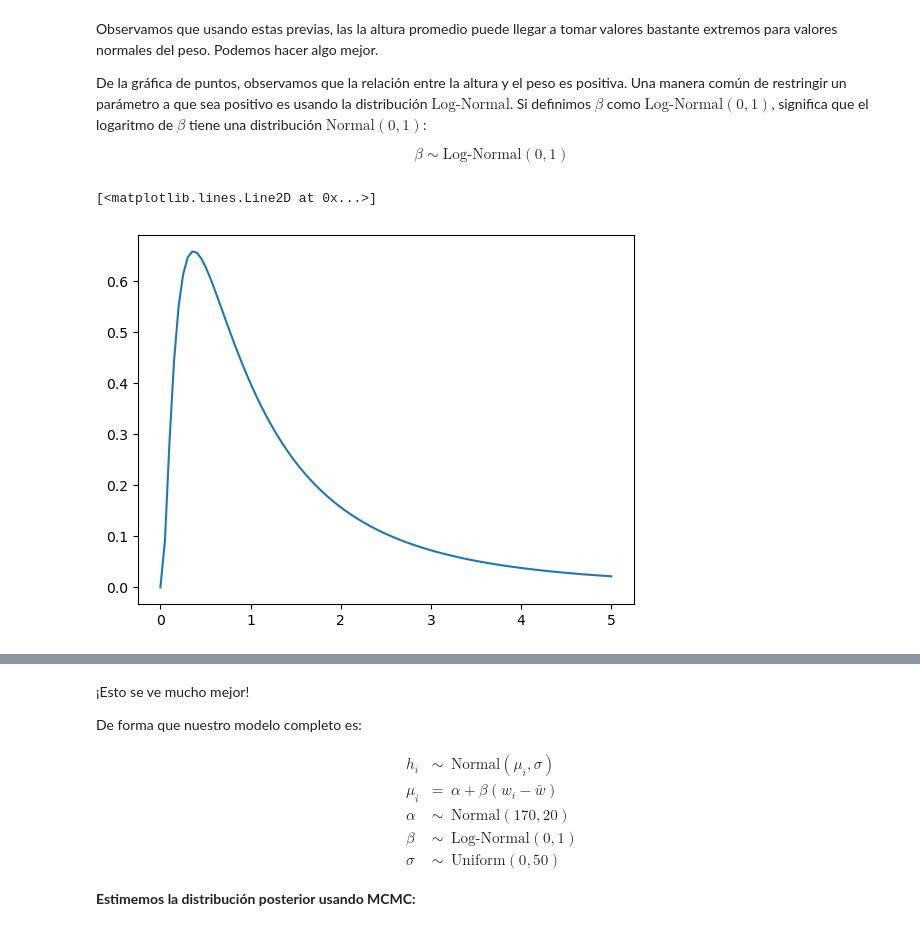
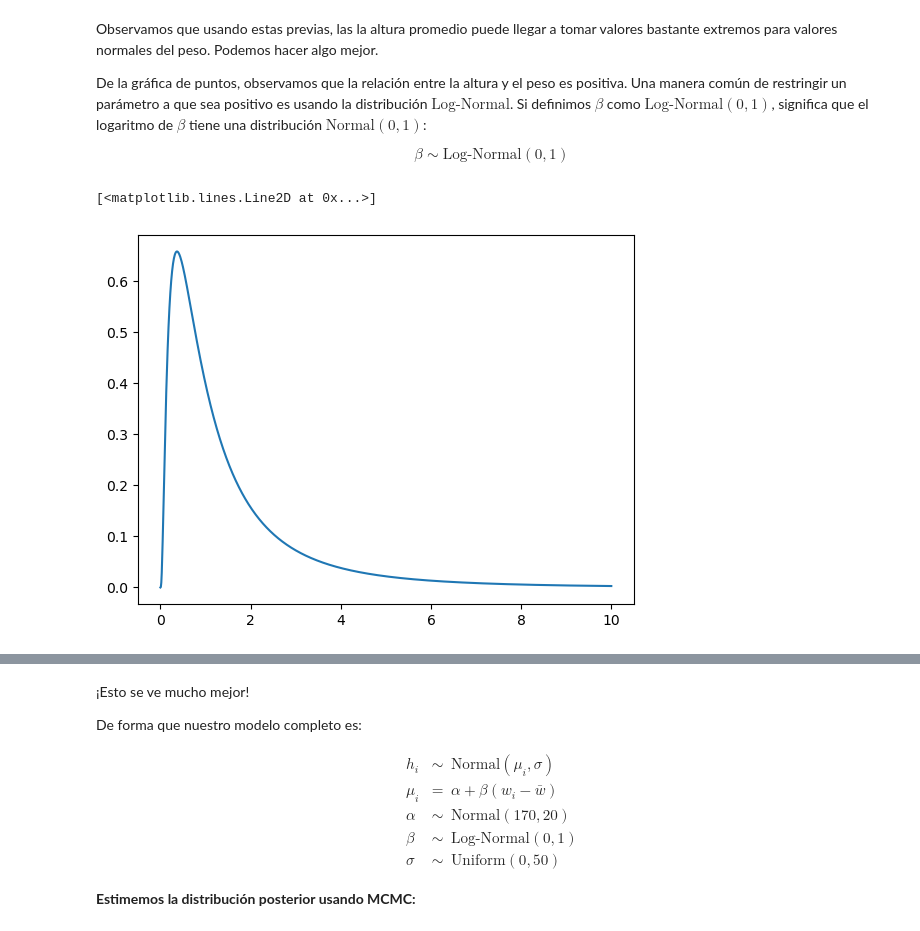
Before and after one commit to diego-mercadoc/mebo2023, a Jupyter notebook: modulo3/tema8/1-modelos-regresion-lineal.ipynb, the cells around one changed output, grey strips where cells are left out. Saved outputs shown, nothing was run; the diff lists cells and outputs as text; code cells hidden in the pictures.

```diff
--- a/modulo3/tema8/1-modelos-regresion-lineal.ipynb
+++ b/modulo3/tema8/1-modelos-regresion-lineal.ipynb
@@ -373,12 +413,11 @@ $$
 from scipy.stats import lognorm
 # %%
 # Densidad lognormal
-b = lognorm(loc=0, s=1)
-x = np.linspace(0, 5, 100)
-plt.plot(x, b.pdf(x))
+x = np.linspace(0, 10, 1000)
+plt.plot(x, lognorm.pdf(x, loc=0, s=1))
 # %% [output]
 [<matplotlib.lines.Line2D at 0x...>]
-[figure, old version]
+[figure, new version]
 # %%
 # Simulación previa predictiva
 N = 100
```
Also changed, not shown: parts of 35 cells of this notebook.
